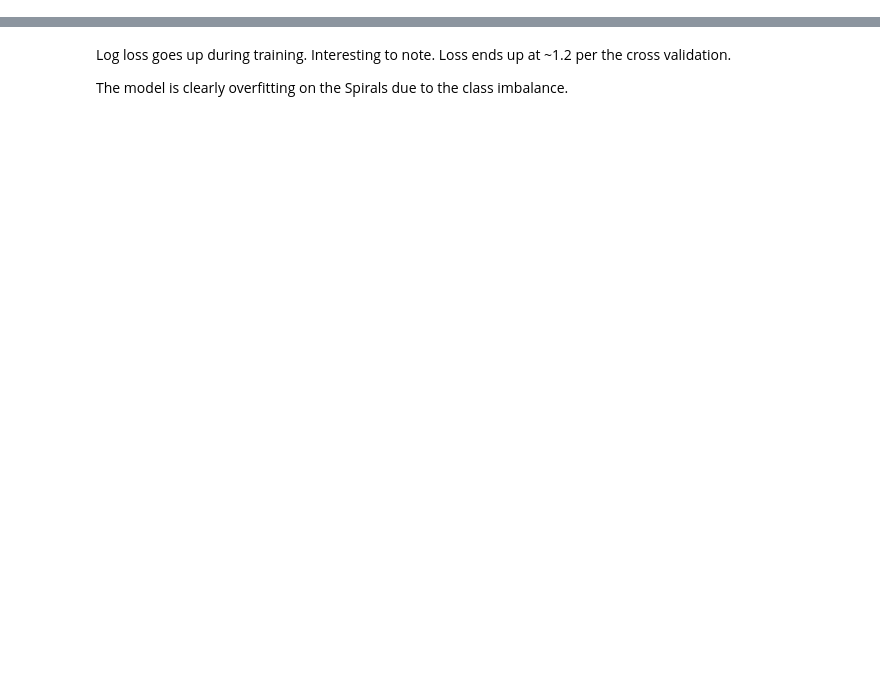
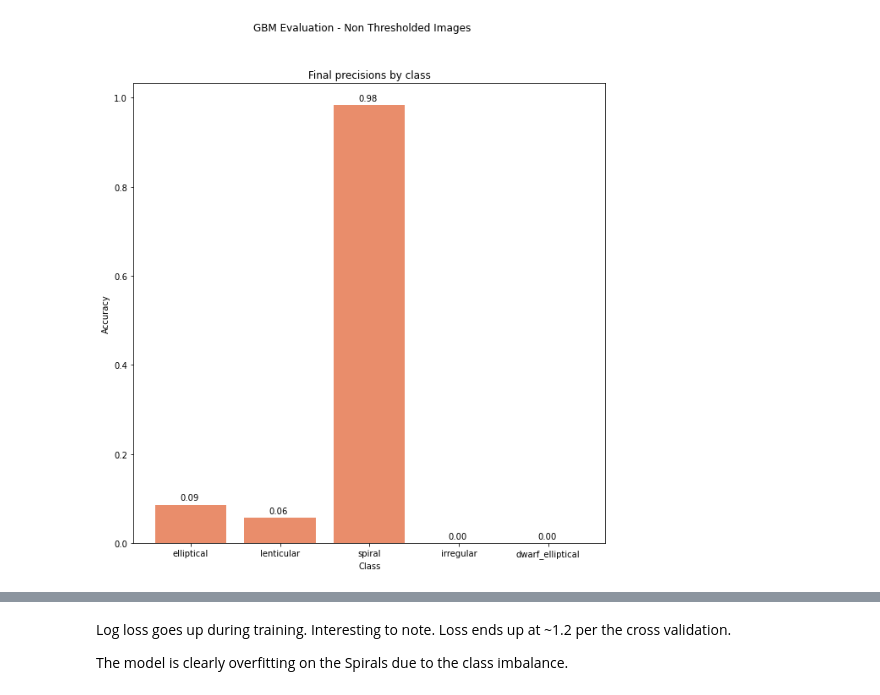
Before and after one commit to frankmaayn/galaxy_computer_vision_with_EFIGI_data, a Jupyter notebook: Notebooks/GBM Evaluation.ipynb, the cells around one changed output, grey strips where cells are left out. Cells and saved outputs as stored; diff of their text form; code cells hidden in the pictures; blank space fills up the shorter version.

Commit message:
OVA Evaluation for GBM

```diff
--- a/Notebooks/GBM Evaluation.ipynb
+++ b/Notebooks/GBM Evaluation.ipynb
@@ -41,0 +47,7 @@ gbm_model.plot_confusion_matrix()
+# %%
+from galaxyquest.utilities import plot_metric_byclass
+import seaborn as sns
+sns.set_palette(sns.color_palette("flare"))
+plot_metric_byclass(metrics, "precisions", ["elliptical", "lenticular", "spiral", "irregular", "dwarf_elliptical"], "GBM Evaluation - Non Thresholded Images")
+# %% [output]
+[figure, added]
```
Also changed, not shown: parts of 18 cells of this notebook, 3 other files.
